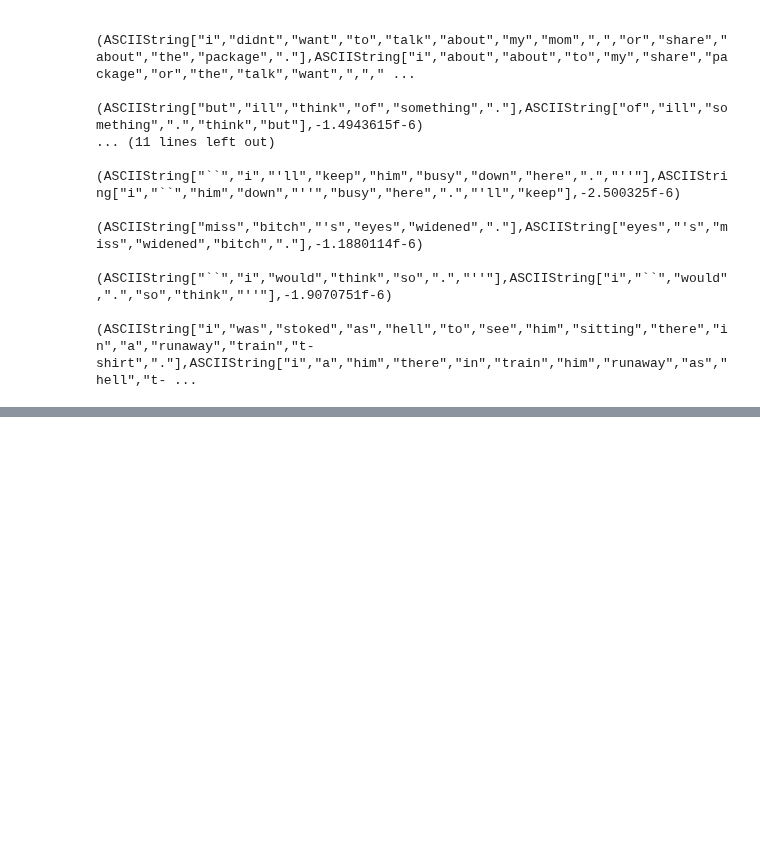
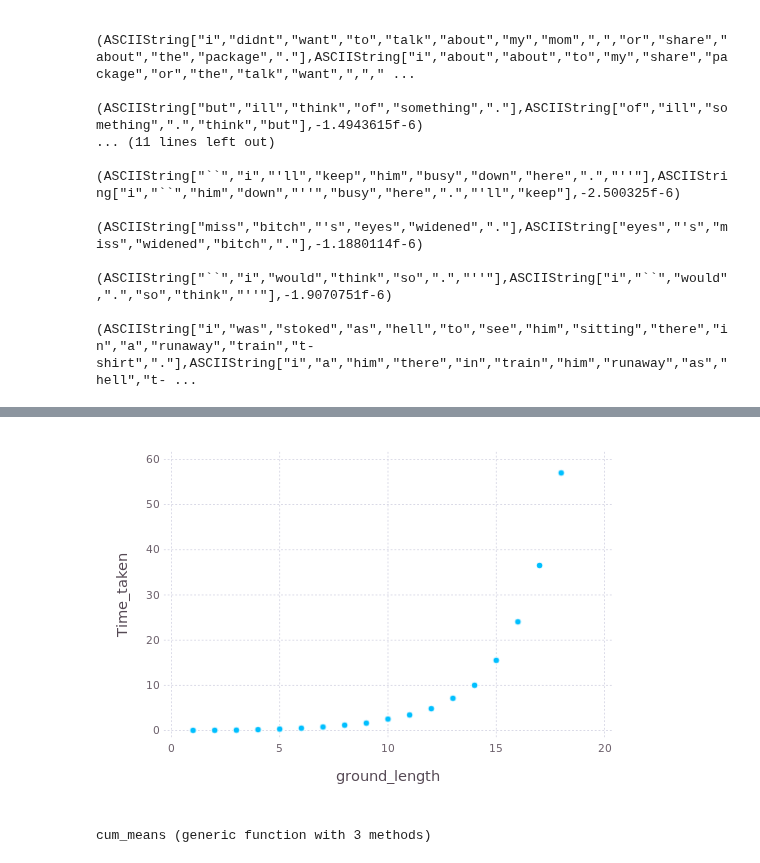
Before and after one commit to oxinabox/phd, a Jupyter notebook: prototypes/SumOfWordEmbeddings/ResAna.ipynb, the cells around one changed output, grey strips where cells are left out. Cells and saved outputs as stored; diff of their text form; code cells hidden in the pictures; blank space fills up the shorter version.

```diff
--- a/prototypes/SumOfWordEmbeddings/ResAna.ipynb
+++ b/prototypes/SumOfWordEmbeddings/ResAna.ipynb
@@ -305,5 +352,0 @@ funct
-# %%
-function mean_by_length{T<:OrderRecord}(rater::Function, data::Vector{T})
-    groups = groupby_value(r->length(r.reference), data)
-    Dict([len=>mean(map(rater,group)) for (len, group) in groups])
-end
@@ -371,0 +386,21 @@ ordering_res
+# %%
+function mean_by_length{T<:OrderRecord}(rater::Function, data::Vector{T})
+    groups = groupby_value(r->length(r.reference), data)
+    @assert symdiff(keys(groups),1:length(groups))|> length ==0
+    [mean(map(rater,groups[len])) for len in 1:length(groups)]
+end
+function get_instance_counts(data)
+    groups = groupby_value(r->length(r.reference), data)
+    [length(groups[sent_len]) for sent_len in sort(collect(keys(groups)))]
+end
+ordering_length_res = DataFrame(ground_length=1:maximum([length(r.reference) for r in books_0_001 |> attempted_only]),
+    Instances = get_instance_counts(books_0_001|> attempted_only),
+    Time_taken = mean_by_length(r->r.time , books_0_001|> attempted_only),
+    BLEU_Score    =  mean_by_length(bleu_score,  books_0_001|> attempted_only),
+    Exact_Matches =  mean_by_length(exact_match, books_0_001|> attempted_only),
+    Feasible      =  mean_by_length(r->r.status==:Optimal, books_0_001|> attempted_only),
+    Exact_Matches_Feasible_only =  mean_by_length(exact_match, books_0_001|> attempted_only |>feasible_only),
+    BLEU_Score_feasible_only    =  mean_by_length(bleu_score,  books_0_001|> attempted_only |>feasible_only)
+
+)
+#writetable(OUTPUT_DIR*"ordering_scores.csv", ordering_res)
@@ -371,0 +424,30 @@ ordering_res
+# %%
+Gadfly.plot(ordering_length_res, x=:ground_length, y=:Time_taken)
+# %% [output]
+[figure, added]
+# %%
+function cum_means(indexed_data::DataFrame, index_col=:ground_length, count_col=:Instances)
+    @assert issorted(indexed_data[index_col])
+    cum_data=DataFrame()
+    cum_data[index_col] = indexed_data[index_col]
+    cum_data[count_col] = indexed_data[count_col]
+    keep_cols = @pipe indexed_data.colindex |> keys |> collect |> filter(col->col∉[index_col, count_col], _) |> collect
+    for col in keep_cols
+        total_count = 0
+        total_score = 0
+        prev_index = 0
+        function cum(ii)
+            @assert ii>prev_index
+            score = indexed_data[ii,col]
+            count = indexed_data[ii,count_col]
+            total_score = (total_score*total_count+score*count)/(total_count+count)
+            total_count+=count
+            prev_index = ii
+            return total_score
+        end
+        cum_data[col]= map(cum, 1:length(indexed_data[col]))
+    end
+    cum_data
+end
+# %% [output]
+cum_means (generic function with 3 methods)
```
Also changed, not shown: parts of 40 cells of this notebook, 4 other files.
